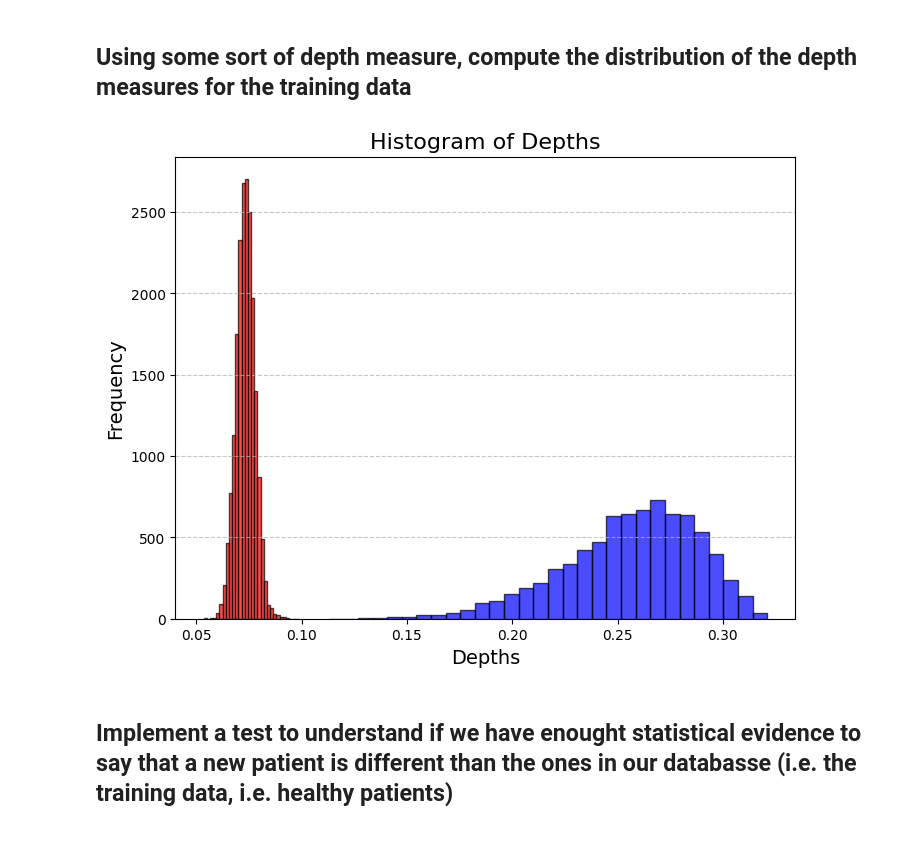
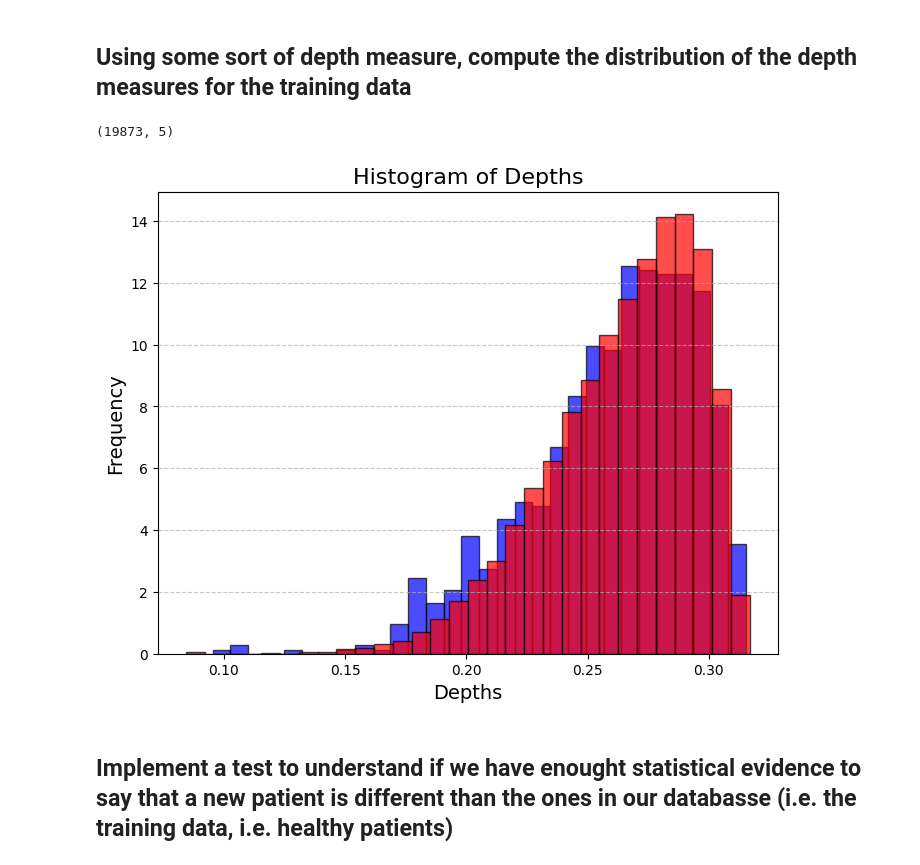
Before and after one commit to PengKuang/team_scalable_timeseries, a Jupyter notebook: model_pipeline.ipynb, the cells around one changed output. Saved outputs shown, nothing was run; the diff lists cells and outputs as text; code cells hidden in the pictures.

```diff
--- a/model_pipeline.ipynb
+++ b/model_pipeline.ipynb
@@ -90,3 +94,23 @@ plt.show()
+# %%
+def construct_mask(from_, to_, n_, bounds_ = None):
+    # bounds_ is a list of lists that contain the endpoints of the intervals to be selected (if bounds_ = [[0, 1]], then no mask is applied)
+    if bounds_ is None:
+        bounds_ = [[0, 1]]
+    x_dense = np.linspace(from_,to_,n_)
+    x_out = np.linspace(from_,to_,n_)
+    y_dense = np.zeros(n_)
+    for bound_ in bounds_:
+        y_dense[(x_dense >= bound_[0]) & (x_dense <= bound_[1])] = 1
+    return(interp1d(x_dense, y_dense)(x_out))
+# %%
+mask = construct_mask(0, 1, filtered_data.shape[1], [[0.3, 0.7]])
+# mask = construct_mask(0, 1, filtered_data.shape[1], [[0, 1]])
+# mean_subtracted_data = mean_subtracted_data.T.apply(lambda v: v*mask).T
+mean_subtracted_data = mean_subtracted_data.iloc[:, mask == 1]
+
+# plt.plot(mean_subtracted_data.T)
+# plt.legend([], frameon=False)
+# plt.show()
 # %% [markdown]
 ## Define the model
 # %%
@@ -141,11 +165,15 @@ Estimated Total Size (MB): 0.03
 # %% [markdown]
 Load dataset
 # %%
-x = torch.tensor(mean_subtracted_data.values, dtype = torch.float32).unsqueeze(1)
+# x = torch.tensor(mean_subtracted_data.values[:1000,:], dtype = torch.float32).unsqueeze(1)
+shuffled_data = mean_subtracted_data.values[np.random.permutation(mean_subtracted_data.shape[0])]
+x = torch.tensor(shuffled_data[:1000,:], dtype=torch.float32).unsqueeze(1)
 num_epochs = 500
 learning_rate = 0.01
 
-model = TimeSeriesAutoencoder(input_dim=101, encoding_dim=5)
+model = TimeSeriesAutoencoder(input_dim=x.shape[2], encoding_dim=5)
+# model = AdvancedAutoencoder(input_dim=1, embed_dim=embed_dim, num_heads=num_heads, hidden_dim=hidden_dim, num_layers=num_layers)
+
 # def initialize_weights(model):
 #     for layer in model.modules():
 #         if isinstance(layer, nn.Conv1d) or isinstance(layer, nn.Linear):
@@ -235,9 +264,13 @@ plt.show()
 # %%
 encoded_healthy = model.encode(x).squeeze(1).detach().numpy()
 
+# subject_id_subset_knee = GRF_Annotation[GRF_Annotation['CLASS_LABEL'] == 'K']['SUBJECT_ID'].unique()
 subject_id_subset_knee = GRF_Annotation[GRF_Annotation['CLASS_LABEL'] == 'K']['SUBJECT_ID'].unique()
 unhealthy_patients = GRF_F_V_PRO_right[GRF_F_V_PRO_right['SUBJECT_ID'].isin(subject_id_subset_knee)]
-unhealthy_patients_tensor = torch.tensor(unhealthy_patients.iloc[:,3:].values, dtype=torch.float32).unsqueeze(1)
+temp_df = unhealthy_patients.iloc[:,3:] - pointwise_mean
+temp_df = temp_df.iloc[:, mask == 1]
+# temp_df = temp_df.T.apply(lambda v: v*mask).T
+unhealthy_patients_tensor = torch.tensor(temp_df.values, dtype=torch.float32).unsqueeze(1)
 encoded_unhealthy = model.encode(unhealthy_patients_tensor).squeeze(1).detach().numpy()
 
 encoded_unhealthy_df = pd.DataFrame(encoded_unhealthy, columns=[f"col_{i}" for i in range(encoded_unhealthy.shape[1])])
@@ -262,7 +295,7 @@ encoded_healthy_df['label'] = 'Healthy'
 joint_dataset = pd.concat([encoded_unhealthy_df, encoded_healthy_df], ignore_index=True)
 
 def scatterplot_matrix_with_labels(data, title):
-    g = sns.pairplot(data, diag_kind="kde", hue='label', corner=True, palette={"Unhealthy": "blue", "Healthy": "green"})
+    g = sns.pairplot(data, diag_kind="kde", hue='label', corner=True, palette={"Unhealthy": "red", "Healthy": "blue"})
     plt.suptitle(title, y=1.02, fontsize=16)
     plt.show()
 
@@ -272,5 +321,10 @@ scatterplot_matrix_with_labels(joint_dataset, title="Scatterplot Matrix for Join
 # %% [markdown]
 ## Using some sort of depth measure, compute the distribution of the depth measures for the training data
+# %%
+# encoded_unhealthy = encoded_unhealthy[np.random.choice(encoded_unhealthy.shape[0], 7000, replace=False)]
+print(encoded_unhealthy.shape)
+# %% [output]
+(19873, 5)
 # %%
 depths_healthy = L2(encoded_healthy, encoded_healthy) # Note: Tuckey depth takes toooooo much time: possible scalability application
 depths_unhealthy = L2(encoded_unhealthy, encoded_healthy)
@@ -277,14 +335,14 @@ depths_unhealthy = L2(encoded_unhealthy, encoded_healthy)
 # %%
 plt.figure(figsize=(8, 6))
-plt.hist(depths_healthy, bins=30, color='blue', alpha=0.7, edgecolor='black')
+plt.hist(depths_healthy, bins=30, color='blue', alpha=0.7, edgecolor='black', density = True)
 plt.title("Histogram of Depths", fontsize=16)
 plt.xlabel("Depths", fontsize=14)
 plt.ylabel("Frequency", fontsize=14)
 plt.grid(axis='y', linestyle='--', alpha=0.7)
 # plt.axvline(depths_unhealthy[1], color='red', linestyle='--', linewidth=2, label='First Component of Depths Unhealthy')
-plt.hist(depths_unhealthy, bins=30, color='red', alpha=0.7, edgecolor='black')
+plt.hist(depths_unhealthy, bins=30, color='red', alpha=0.7, edgecolor='black', density = True)
 plt.show()
 # %% [output]
-[figure, old version]
+[figure, new version]
 # %% [markdown]
 ## Implement a test to understand if we have enought statistical evidence to say that a new patient is different than the ones in our databasse (i.e. the training data, i.e. healthy patients)
```
Also changed, not shown: parts of 11 cells of this notebook.
